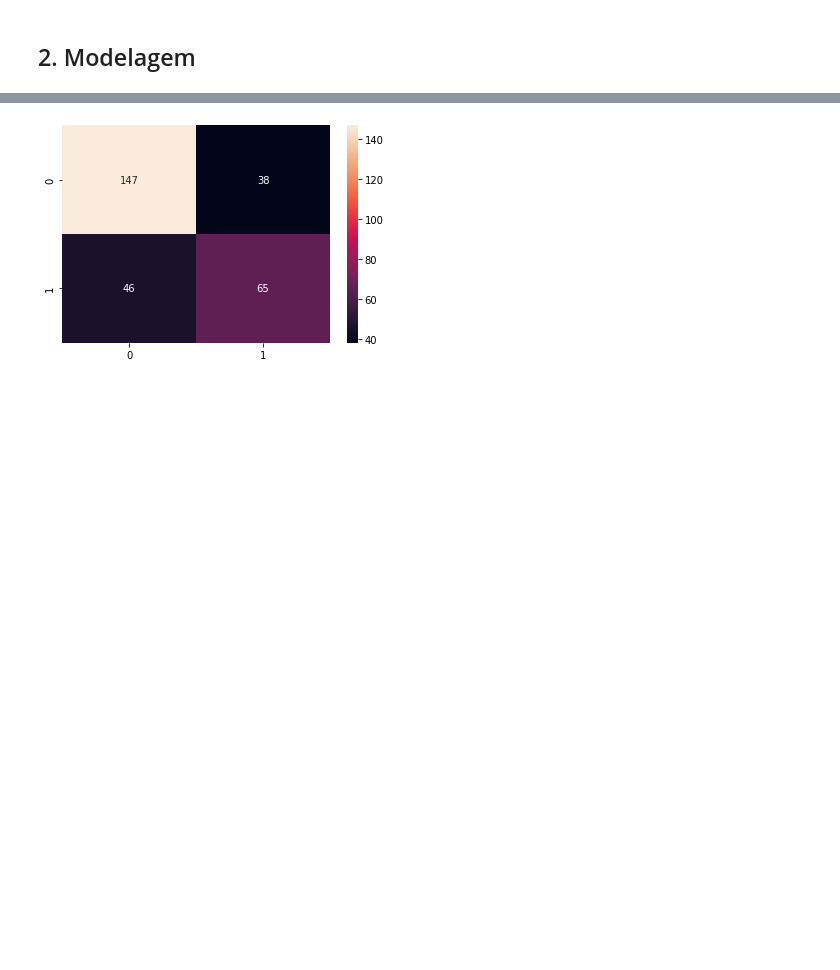
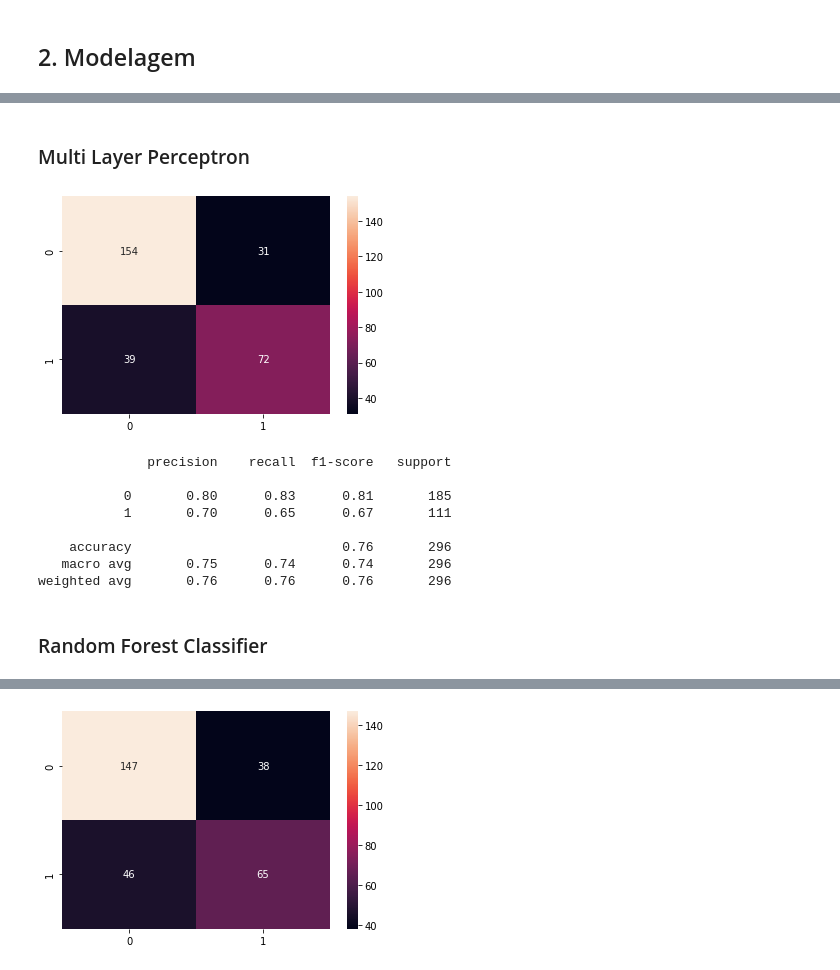
Before and after one commit to macedoti13/Election-Tweets-Sentiment-Analysis, a Jupyter notebook: dev.ipynb, the cells around one changed output, grey strips where cells are left out. Drawn from its saved outputs; the diff is of its cells as text; code cells hidden in the pictures; blank space fills up the shorter version.

```diff
--- a/dev.ipynb
+++ b/dev.ipynb
@@ -183,3 +207,27 @@ X_train, X_test, y_train, y_test = train_test_split(X, y, test_size=.3, random_s
+# %% [markdown]
+### Multi Layer Perceptron
+# %%
+pipeline_mlp = Pipeline([
+    ('vect', CountVectorizer(tokenizer=tokenize)),
+    ('tfidf', TfidfTransformer()),
+    ('moc', MLPClassifier())
+])
+
+pipeline_mlp.fit(X_train, y_train)
+y_pred = pipeline_mlp.predict(X_test)
+plot_results(y_test, y_pred)
+# %% [output]
+[figure, added]
+              precision    recall  f1-score   support
+
+           0       0.80      0.83      0.81       185
+           1       0.70      0.65      0.67       111
+
+    accuracy                           0.76       296
+   macro avg       0.75      0.74      0.74       296
+weighted avg       0.76      0.76      0.76       296
+# %% [markdown]
+### Random Forest Classifier
 # %%
 pipeline_rf = Pipeline([
     ('vect', CountVectorizer(tokenizer=tokenize)),
```
Also changed, not shown: parts of 7 cells of this notebook.
